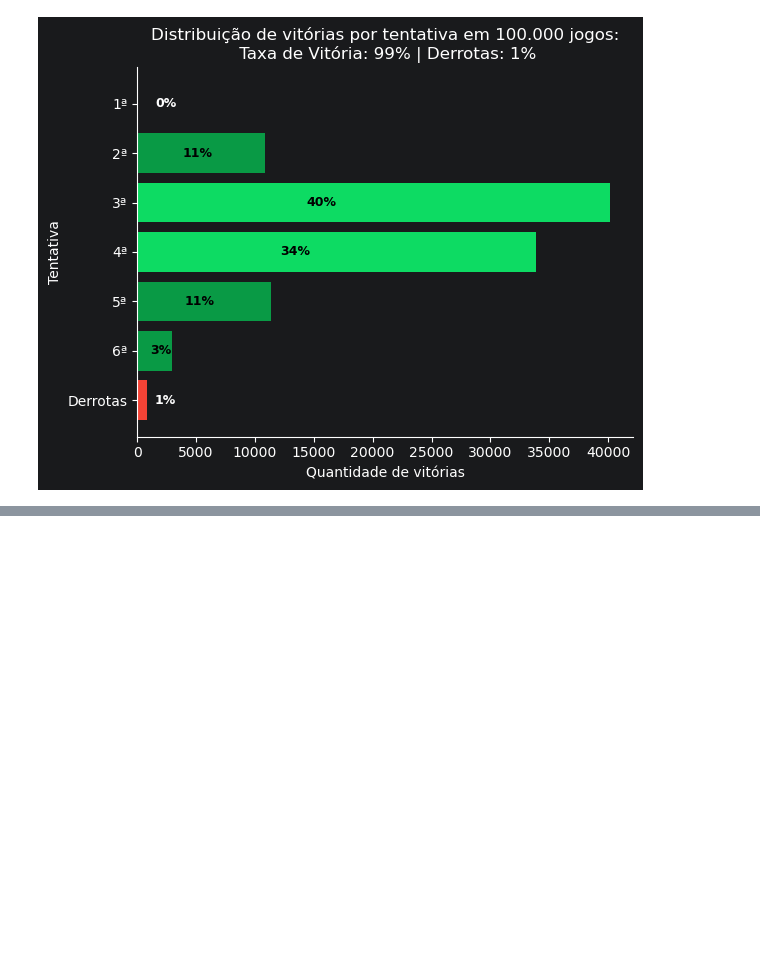
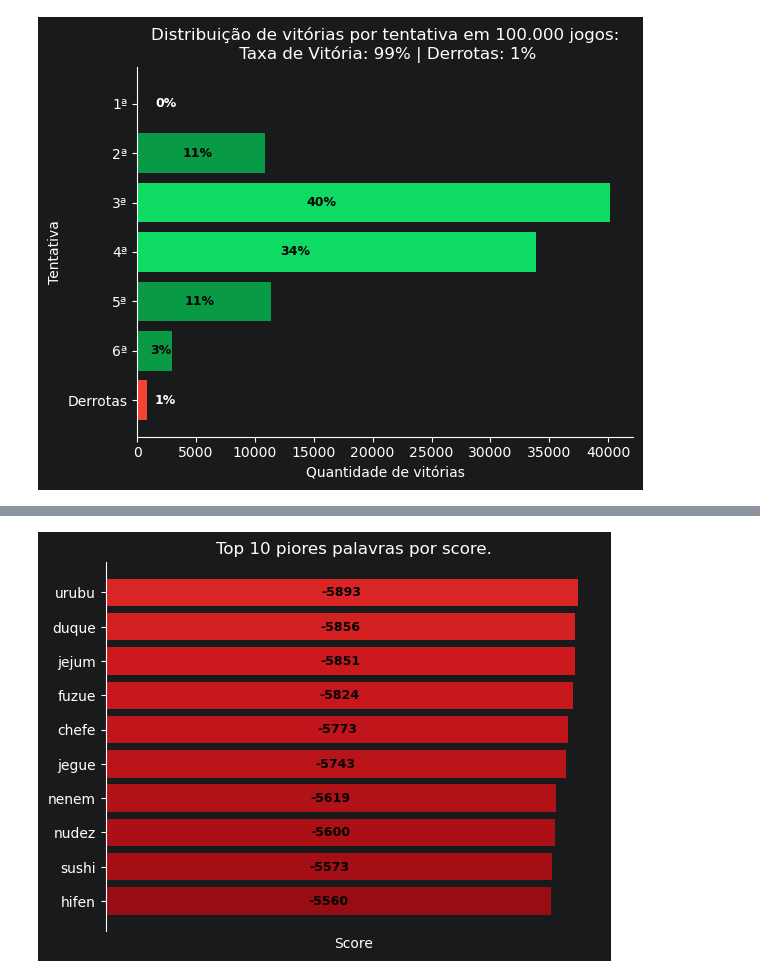
Before and after one commit to joaoprbrasil/Termo-Solver, a Jupyter notebook: notebooks/analytics.ipynb, the cells around one changed output, grey strips where cells are left out. Saved outputs shown, nothing was run; the diff lists cells and outputs as text; code cells hidden in the pictures; blank space fills up the shorter version.

```diff
--- a/notebooks/analytics.ipynb
+++ b/notebooks/analytics.ipynb
@@ -249,0 +283,30 @@ ax.spines[['top', 'right']].set_visible(False)
+# %%
+words = ['urubu', 'duque', 'jejum', 'fuzue', 'chefe', 'jegue', 'nenem', 'nudez', 'sushi', 'hifen']
+scores = [-5893, -5856, -5851, -5824, -5773, -5743, -5619, -5600, -5573, -5560]
+
+
+fig, ax = plt.subplots()
+
+colors = cm.Reds(np.linspace(0.7, 0.9, len(words)))
+bars = ax.barh(words, scores, align='center', color=colors)
+ax.invert_yaxis()
+
+ax.set_xlim(0, min(scores) * 1.05)
+
+for bar, score in zip(bars, scores):
+    ax.text(
+        bar.get_width() / 2,
+        bar.get_y() + bar.get_height() / 2,
+        str(score),
+        ha='center', va='center',
+        color='black', fontsize=9,
+        weight='semibold'
+    )
+
+ax.set_title("Top 10 piores palavras por score.")
+ax.set_xlabel('Score')
+ax.tick_params(bottom=False, labelbottom=False)
+ax.spines[['top', 'right', 'bottom']].set_visible(False)
+fig.savefig("Top10WorstWords.png")
+# %% [output]
+[figure, added]
```
Also changed, not shown: parts of 2 cells of this notebook, 4 other files.
